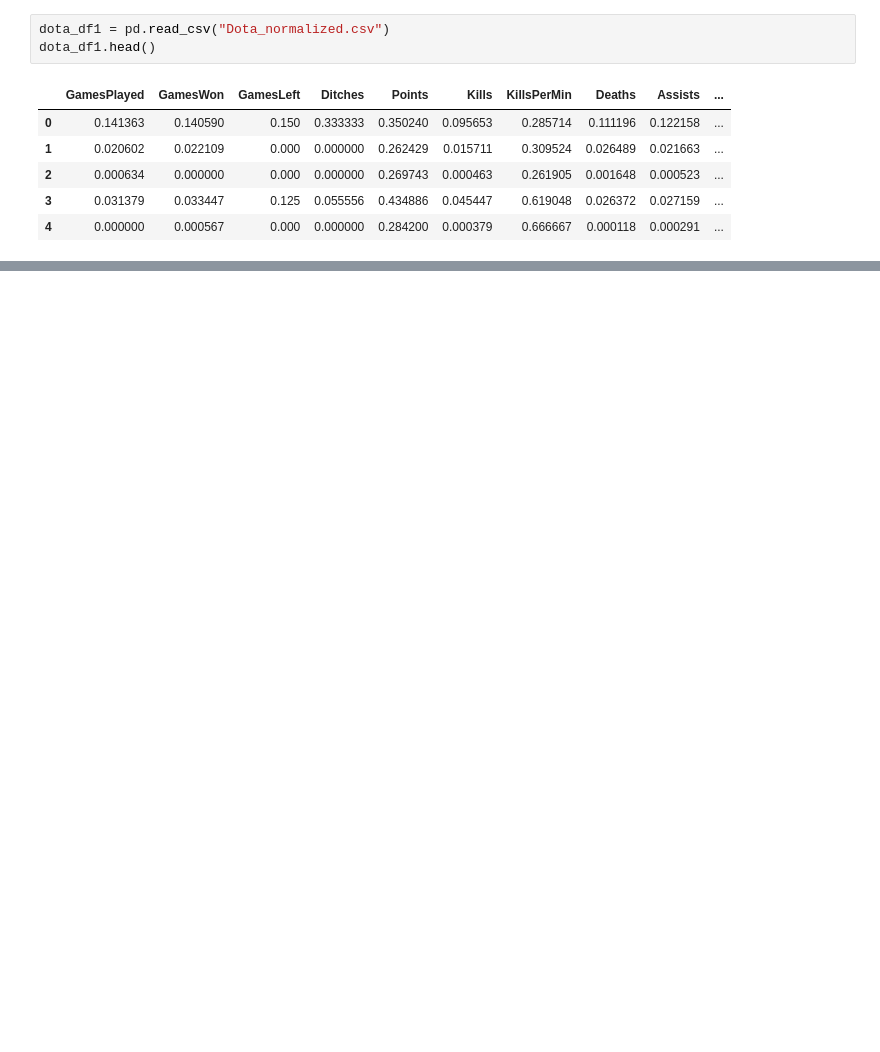
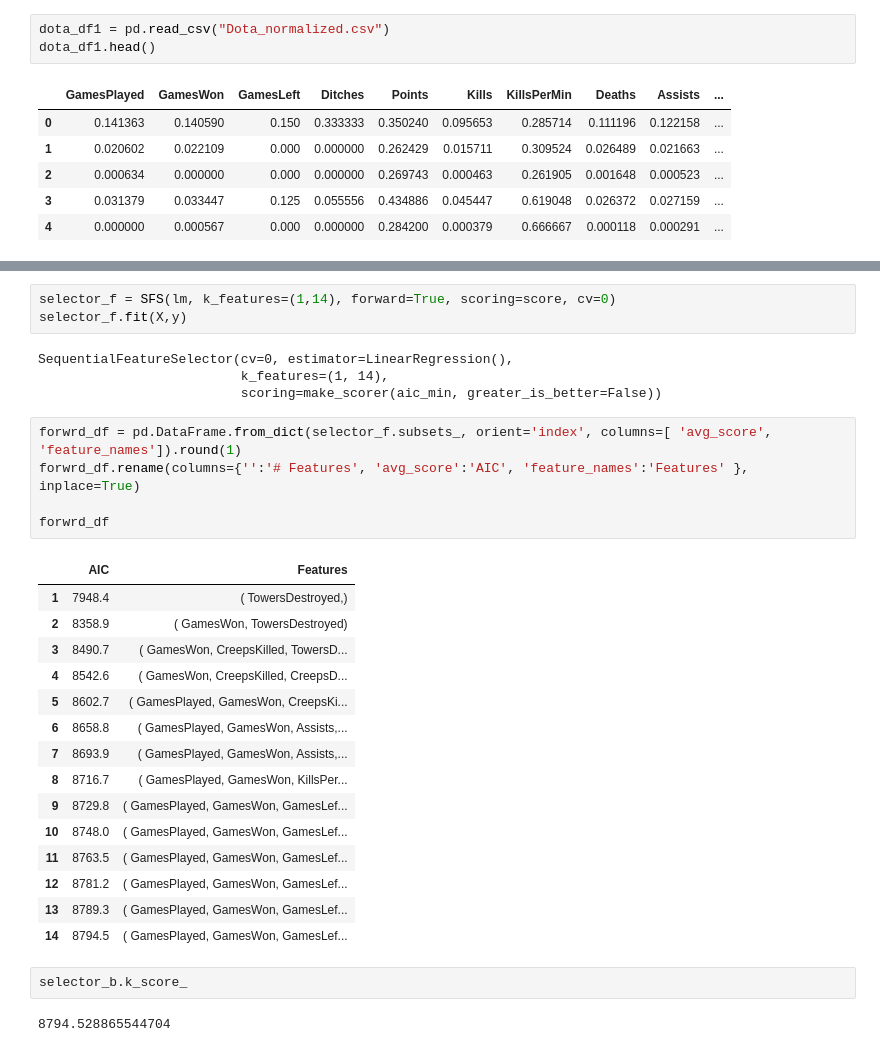
Before and after one commit to ttellner/GameDataScienceInPython, a Jupyter notebook: Labs_Chapter4_Python/Chapter4_Lab3.ipynb, the cells around one changed output, grey strips where cells are left out. Drawn from its saved outputs; the diff is of its cells as text; blank space fills up the shorter version.

```diff
--- a/Labs_Chapter4_Python/Chapter4_Lab3.ipynb
+++ b/Labs_Chapter4_Python/Chapter4_Lab3.ipynb
@@ -24,0 +163,32 @@ dota_df1.head()
+# %%
+selector_f = SFS(lm, k_features=(1,14), forward=True, scoring=score, cv=0)
+selector_f.fit(X,y)
+# %% [output]
+SequentialFeatureSelector(cv=0, estimator=LinearRegression(),
+                          k_features=(1, 14),
+                          scoring=make_scorer(aic_min, greater_is_better=False))
+# %%
+forwrd_df = pd.DataFrame.from_dict(selector_f.subsets_, orient='index', columns=[ 'avg_score', 'feature_names']).round(1)
+forwrd_df.rename(columns={'':'# Features', 'avg_score':'AIC', 'feature_names':'Features' }, inplace=True)
+
+forwrd_df
+# %% [output]
+|  | AIC | Features |
+| 1 | 7948.4 | ( TowersDestroyed,) |
+| 2 | 8358.9 | ( GamesWon, TowersDestroyed) |
+| 3 | 8490.7 | ( GamesWon, CreepsKilled, TowersD... |
+| 4 | 8542.6 | ( GamesWon, CreepsKilled, CreepsD... |
+| 5 | 8602.7 | ( GamesPlayed, GamesWon, CreepsKi... |
+| 6 | 8658.8 | ( GamesPlayed, GamesWon, Assists,... |
+| 7 | 8693.9 | ( GamesPlayed, GamesWon, Assists,... |
+| 8 | 8716.7 | ( GamesPlayed, GamesWon, KillsPer... |
+| 9 | 8729.8 | ( GamesPlayed, GamesWon, GamesLef... |
+| 10 | 8748.0 | ( GamesPlayed, GamesWon, GamesLef... |
+| 11 | 8763.5 | ( GamesPlayed, GamesWon, GamesLef... |
+| 12 | 8781.2 | ( GamesPlayed, GamesWon, GamesLef... |
+| 13 | 8789.3 | ( GamesPlayed, GamesWon, GamesLef... |
+| 14 | 8794.5 | ( GamesPlayed, GamesWon, GamesLef... |
+# %%
+selector_b.k_score_
+# %% [output]
+8794.528865544704
```
Also changed, not shown: parts of 27 cells of this notebook, 5 other files.
